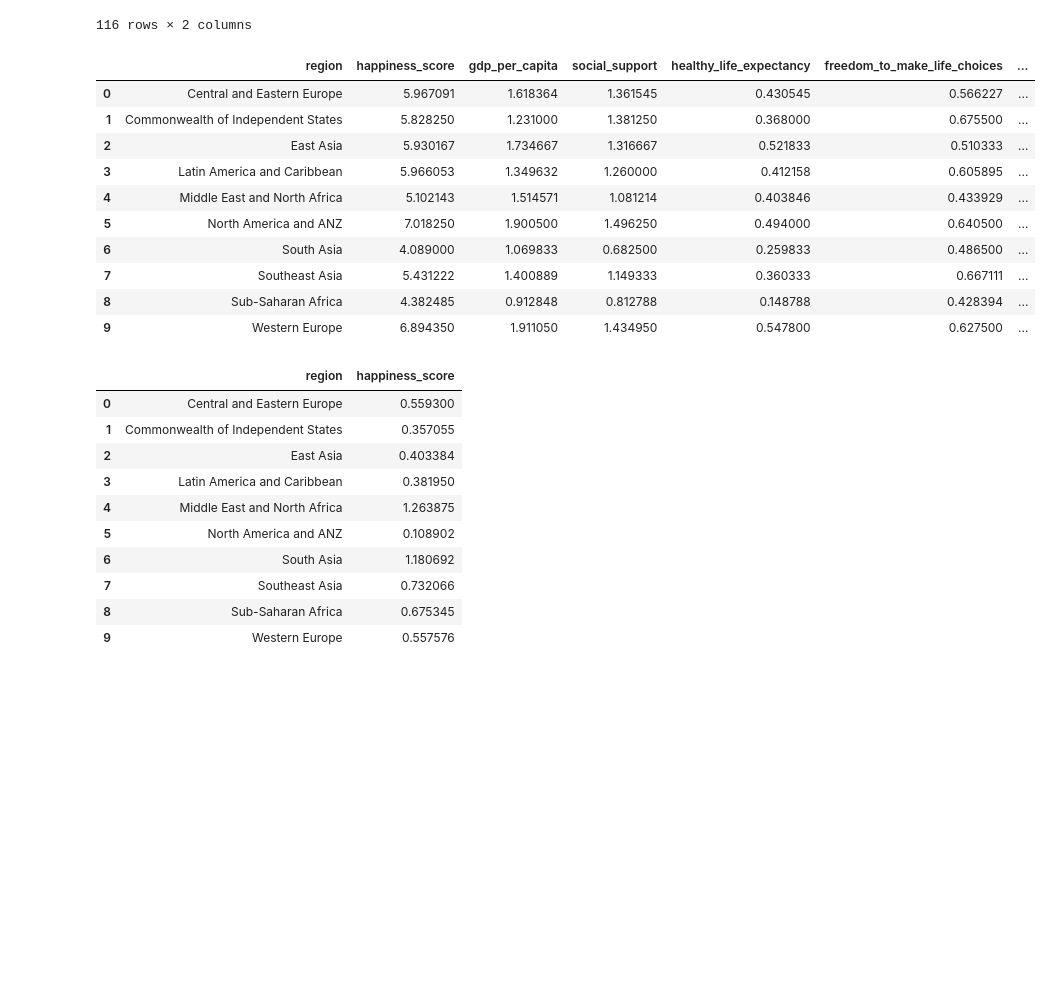
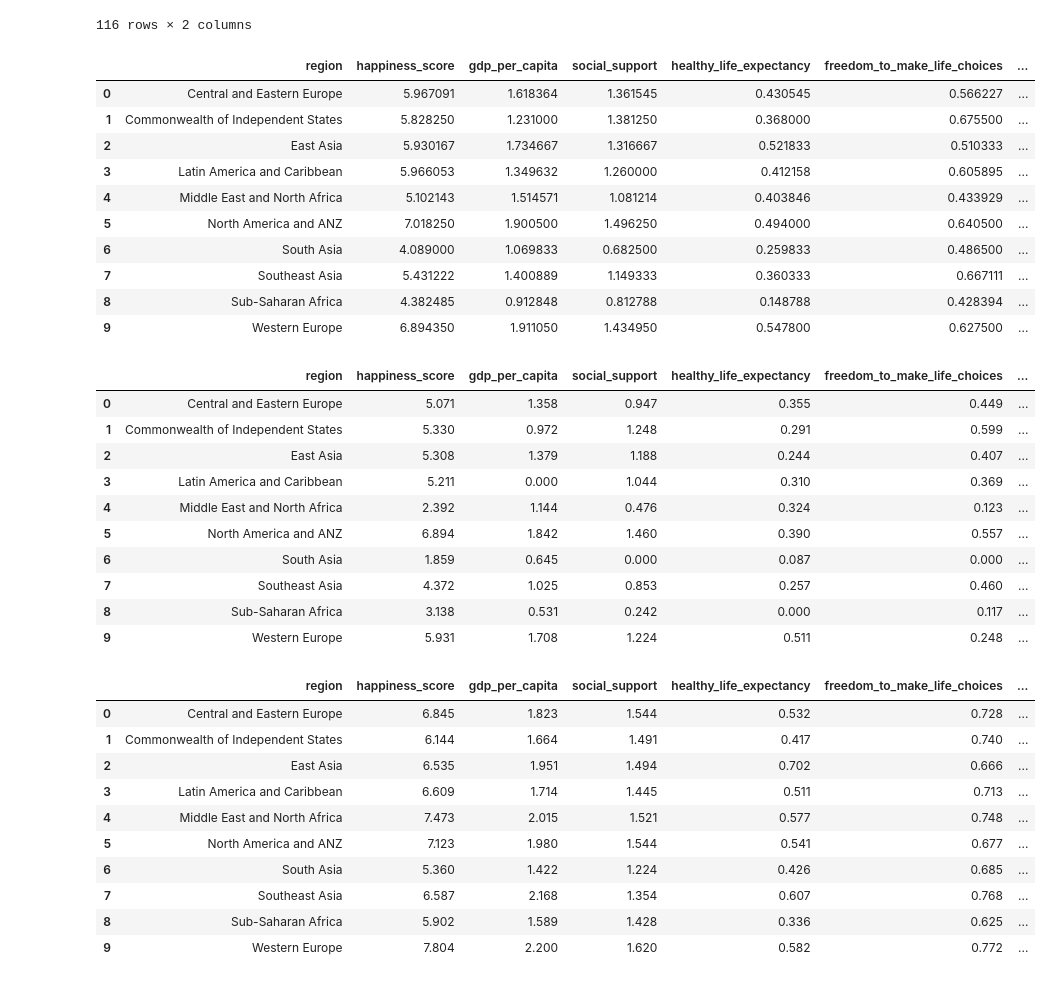
Before and after one commit to dosel70/data-analysis, a Jupyter notebook: c_pandas/pandas_task.ipynb, the cells around one changed output. Saved outputs shown, nothing was run; the diff lists cells and outputs as text; code cells hidden in the pictures; blank space fills up the shorter version.

```diff
--- a/c_pandas/pandas_task.ipynb
+++ b/c_pandas/pandas_task.ipynb
@@ -308,35 +292,46 @@ display(free_std_df)
 # %%
 region_mean_df = happiness_df.groupby('region').mean('happiness_score').reset_index()
 display(region_mean_df)
 
-# region_min_df = happiness_df.groupby('region').min('happiness_score').reset_index()
-# display(region_min_df)
+region_min_df = happiness_df.groupby('region').min('happiness_score').reset_index()
+display(region_min_df)
 
-# region_max_df = happiness_df.groupby('region').max('happiness_score').reset_index()
-# display(region_max_df)
+region_max_df = happiness_df.groupby('region').max('happiness_score').reset_index()
+display(region_max_df)
 
 region_std_df = happiness_df.groupby('region')['happiness_score'].std().reset_index()
 display(region_std_df)
 # %% [output]
 |  | region | happiness_score | gdp_per_capita | social_support | healthy_life_expectancy | freedom_to_make_life_choices | ... |
 | 0 | Central and Eastern Europe | 5.967091 | 1.618364 | 1.361545 | 0.430545 | 0.566227 | ... |
 | 1 | Commonwealth of Independent States | 5.828250 | 1.231000 | 1.381250 | 0.368000 | 0.675500 | ... |
 | 2 | East Asia | 5.930167 | 1.734667 | 1.316667 | 0.521833 | 0.510333 | ... |
 | 3 | Latin America and Caribbean | 5.966053 | 1.349632 | 1.260000 | 0.412158 | 0.605895 | ... |
 | 4 | Middle East and North Africa | 5.102143 | 1.514571 | 1.081214 | 0.403846 | 0.433929 | ... |
 | 5 | North America and ANZ | 7.018250 | 1.900500 | 1.496250 | 0.494000 | 0.640500 | ... |
 | 6 | South Asia | 4.089000 | 1.069833 | 0.682500 | 0.259833 | 0.486500 | ... |
 | 7 | Southeast Asia | 5.431222 | 1.400889 | 1.149333 | 0.360333 | 0.667111 | ... |
 | 8 | Sub-Saharan Africa | 4.382485 | 0.912848 | 0.812788 | 0.148788 | 0.428394 | ... |
 | 9 | Western Europe | 6.894350 | 1.911050 | 1.434950 | 0.547800 | 0.627500 | ... |
-|  | region | happiness_score |
-| 0 | Central and Eastern Europe | 0.559300 |
-| 1 | Commonwealth of Independent States | 0.357055 |
-| 2 | East Asia | 0.403384 |
-| 3 | Latin America and Caribbean | 0.381950 |
-| 4 | Middle East and North Africa | 1.263875 |
-| 5 | North America and ANZ | 0.108902 |
-| 6 | South Asia | 1.180692 |
-| 7 | Southeast Asia | 0.732066 |
-| 8 | Sub-Saharan Africa | 0.675345 |
-| 9 | Western Europe | 0.557576 |
+|  | region | happiness_score | gdp_per_capita | social_support | healthy_life_expectancy | freedom_to_make_life_choices | ... |
+| 0 | Central and Eastern Europe | 5.071 | 1.358 | 0.947 | 0.355 | 0.449 | ... |
+| 1 | Commonwealth of Independent States | 5.330 | 0.972 | 1.248 | 0.291 | 0.599 | ... |
+| 2 | East Asia | 5.308 | 1.379 | 1.188 | 0.244 | 0.407 | ... |
+| 3 | Latin America and Caribbean | 5.211 | 0.000 | 1.044 | 0.310 | 0.369 | ... |
+| 4 | Middle East and North Africa | 2.392 | 1.144 | 0.476 | 0.324 | 0.123 | ... |
+| 5 | North America and ANZ | 6.894 | 1.842 | 1.460 | 0.390 | 0.557 | ... |
+| 6 | South Asia | 1.859 | 0.645 | 0.000 | 0.087 | 0.000 | ... |
+| 7 | Southeast Asia | 4.372 | 1.025 | 0.853 | 0.257 | 0.460 | ... |
+| 8 | Sub-Saharan Africa | 3.138 | 0.531 | 0.242 | 0.000 | 0.117 | ... |
+| 9 | Western Europe | 5.931 | 1.708 | 1.224 | 0.511 | 0.248 | ... |
+|  | region | happiness_score | gdp_per_capita | social_support | healthy_life_expectancy | freedom_to_make_life_choices | ... |
+| 0 | Central and Eastern Europe | 6.845 | 1.823 | 1.544 | 0.532 | 0.728 | ... |
+| 1 | Commonwealth of Independent States | 6.144 | 1.664 | 1.491 | 0.417 | 0.740 | ... |
+| 2 | East Asia | 6.535 | 1.951 | 1.494 | 0.702 | 0.666 | ... |
+| 3 | Latin America and Caribbean | 6.609 | 1.714 | 1.445 | 0.511 | 0.713 | ... |
+| 4 | Middle East and North Africa | 7.473 | 2.015 | 1.521 | 0.577 | 0.748 | ... |
+| 5 | North America and ANZ | 7.123 | 1.980 | 1.544 | 0.541 | 0.677 | ... |
+| 6 | South Asia | 5.360 | 1.422 | 1.224 | 0.426 | 0.685 | ... |
+| 7 | Southeast Asia | 6.587 | 2.168 | 1.354 | 0.607 | 0.768 | ... |
+| 8 | Sub-Saharan Africa | 5.902 | 1.589 | 1.428 | 0.336 | 0.625 | ... |
+| 9 | Western Europe | 7.804 | 2.200 | 1.620 | 0.582 | 0.772 | ... |
```
Also changed, not shown: parts of 41 cells of this notebook, 1 other file.
